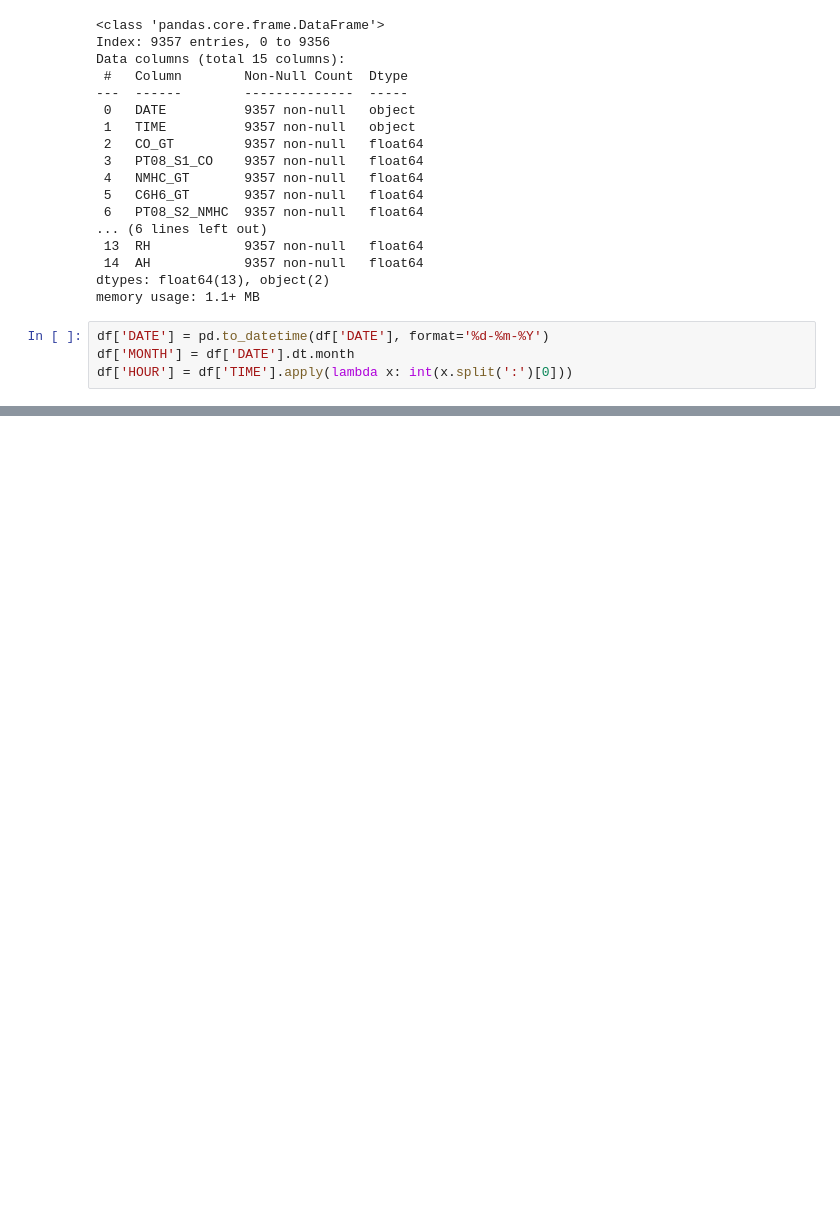
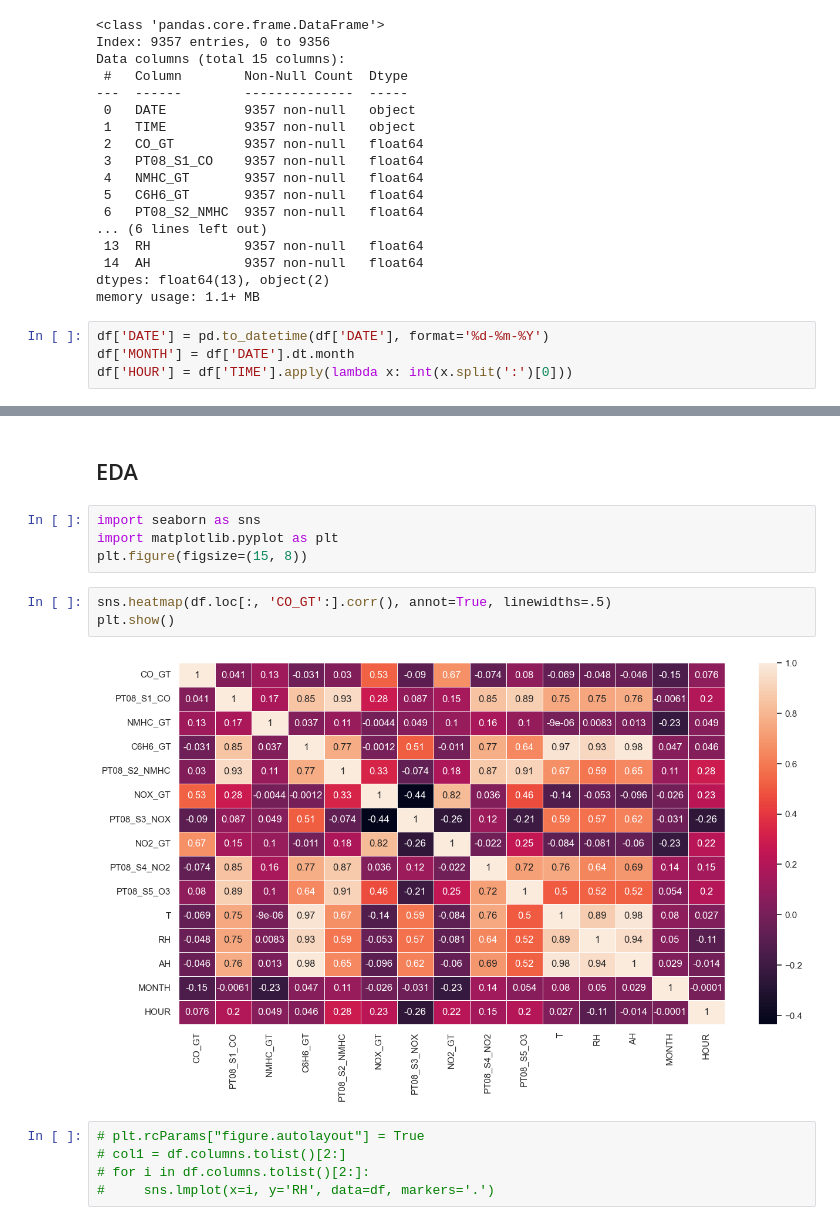
Before and after one commit to sngsuNoh/ML_Projects, a Jupyter notebook: 01_Air_Quality/main.ipynb, the cells around one changed output, grey strips where cells are left out. Cells and saved outputs as stored; diff of their text form; blank space fills up the shorter version.

```diff
--- a/01_Air_Quality/main.ipynb
+++ b/01_Air_Quality/main.ipynb
@@ -191,3 +191,19 @@ df.head(2)
 |  | DATE | TIME | CO_GT | PT08_S1_CO | NMHC_GT | C6H6_GT | PT08_S2_NMHC | NOX_GT | PT08_S3_NOX | NO2_GT | ... |
 | 0 | 2004-03-10 | 18:00:00 | 0.474000 | 0.942983 | 2.211236 | 0.242504 | 0.442297 | -0.010166 | 0.810649 | 0.432124 | ... |
 | 1 | 2004-03-10 | 19:00:00 | 0.466273 | 0.736807 | 1.939383 | 0.182085 | 0.176459 | -0.254902 | 1.177136 | 0.266684 | ... |
+# %% [markdown]
+## EDA
+# %%
+import seaborn as sns
+import matplotlib.pyplot as plt
+plt.figure(figsize=(15, 8))
+# %%
+sns.heatmap(df.loc[:, 'CO_GT':].corr(), annot=True, linewidths=.5)
+plt.show()
+# %% [output]
+[figure, added]
+# %%
+# plt.rcParams["figure.autolayout"] = True
+# col1 = df.columns.tolist()[2:]
+# for i in df.columns.tolist()[2:]:
+#     sns.lmplot(x=i, y='RH', data=df, markers='.')
```
